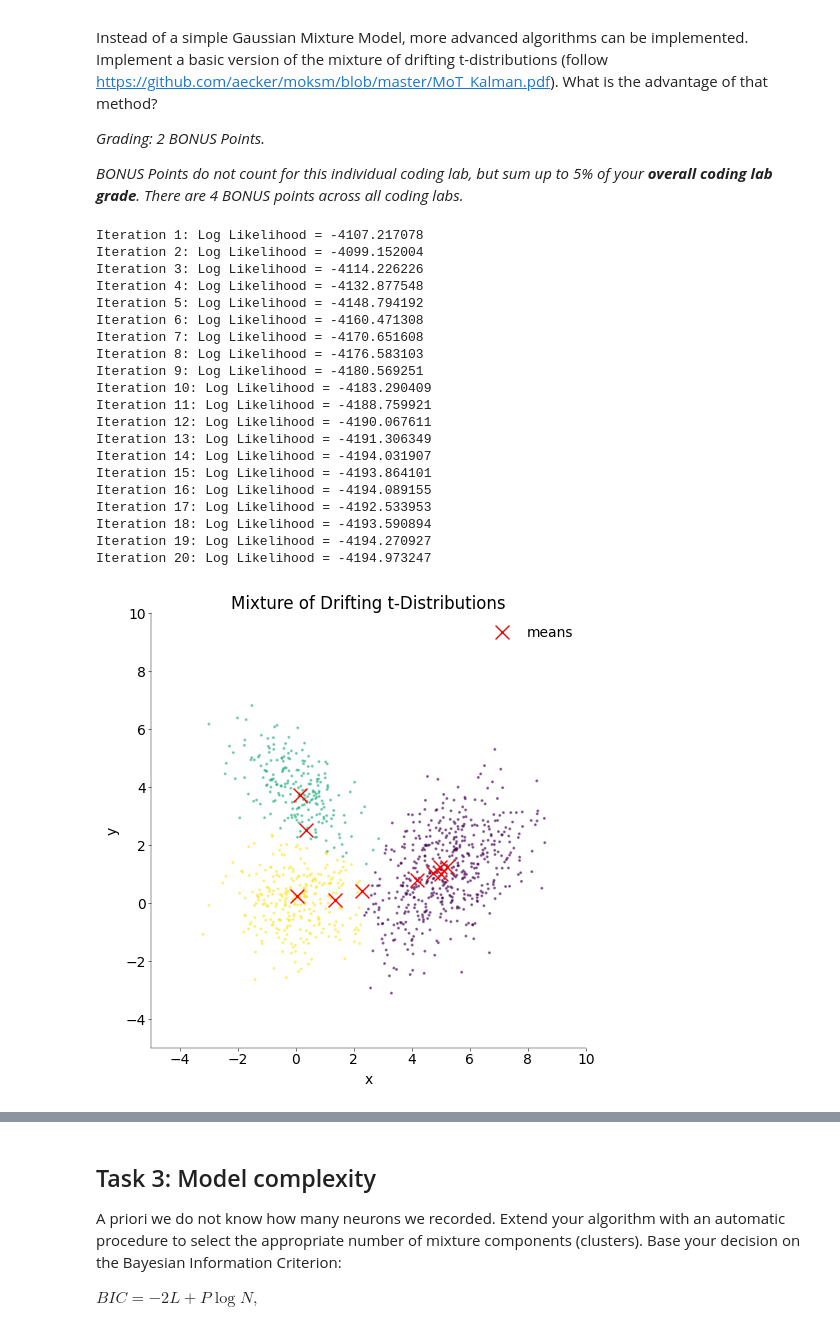
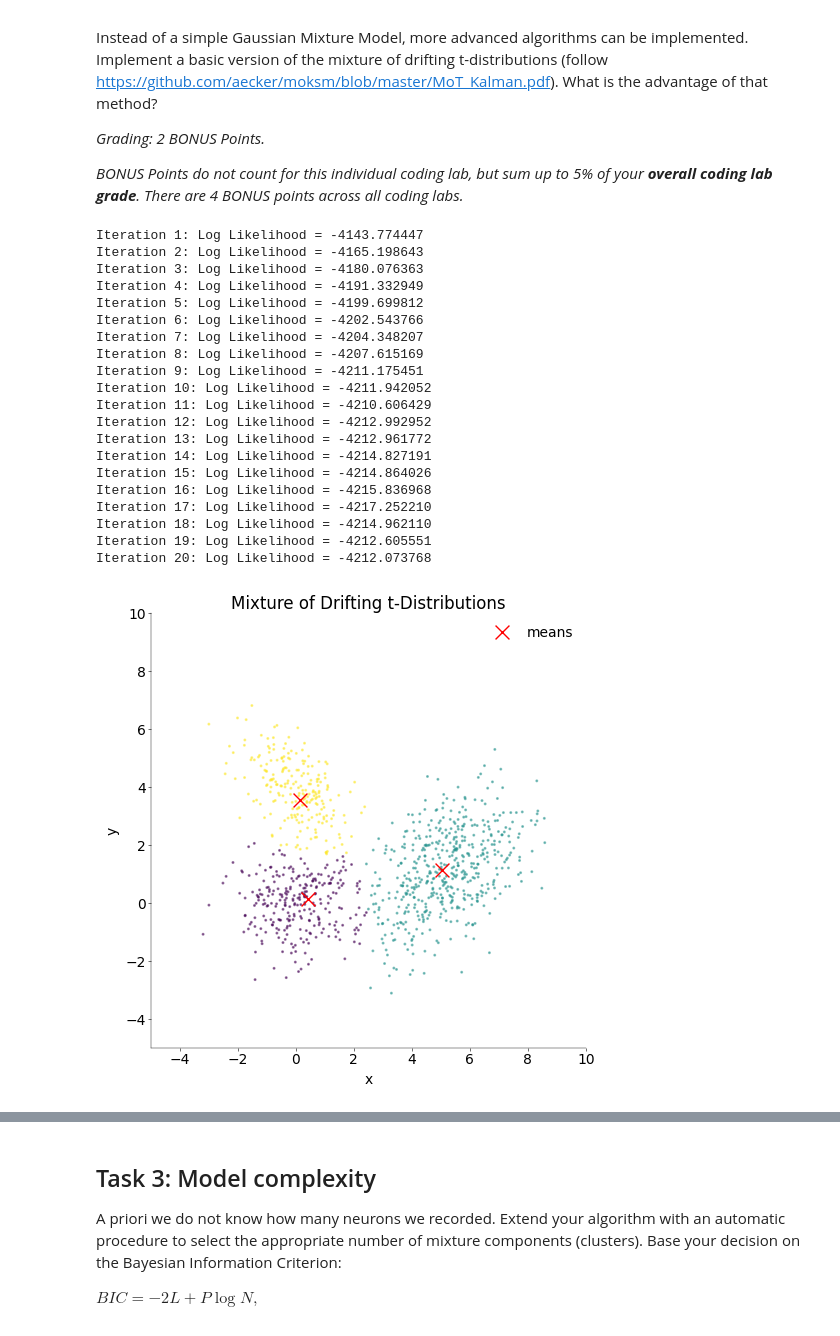
Before and after one commit to SaschaLeander/NeuralDataScience, a Jupyter notebook: notebooks/CodingLab2.ipynb, the cells around one changed output, grey strips where cells are left out. Cells and saved outputs as stored; diff of their text form; code cells hidden in the pictures.

```diff
--- a/notebooks/CodingLab2.ipynb
+++ b/notebooks/CodingLab2.ipynb
@@ -489,50 +496,50 @@ def fit_mot(
     return cluster_ids, m, S, p
 # %%
 labels, means, covs, weights = fit_mot(
-    x, n_clusters=10, n_iters=20, df=4, drift_scale=0.05, init="kmeans"
+    x, n_clusters=3, n_iters=20, df=4, drift_scale=0.05, init="kmeans"
 )
 
 # Plot the results
 fig, ax = plt.subplots(figsize=(5, 5), layout="constrained")
 ax.set_title("Mixture of Drifting t-Distributions")
 ax.set_xlabel("x")
 ax.set_ylabel("y")
 ax.set_xlim(-5, 10)
 ax.set_ylim(-5, 10)
 ax.set_aspect("equal")
 ax.scatter(x[:, 0], x[:, 1], c=labels, s=5, cmap="viridis", alpha=0.5)
 ax.scatter(
     means[:, 0],
     means[:, 1],
     c="red",
     s=100,
     marker="x",
     label="means",
 )
 ax.legend()
 plt.show()
 # %% [output]
-Iteration 1: Log Likelihood = -4107.217078
-Iteration 2: Log Likelihood = -4099.152004
-Iteration 3: Log Likelihood = -4114.226226
-Iteration 4: Log Likelihood = -4132.877548
-Iteration 5: Log Likelihood = -4148.794192
-Iteration 6: Log Likelihood = -4160.471308
-Iteration 7: Log Likelihood = -4170.651608
-Iteration 8: Log Likelihood = -4176.583103
-Iteration 9: Log Likelihood = -4180.569251
-Iteration 10: Log Likelihood = -4183.290409
-Iteration 11: Log Likelihood = -4188.759921
-Iteration 12: Log Likelihood = -4190.067611
-Iteration 13: Log Likelihood = -4191.306349
-Iteration 14: Log Likelihood = -4194.031907
-Iteration 15: Log Likelihood = -4193.864101
-Iteration 16: Log Likelihood = -4194.089155
-Iteration 17: Log Likelihood = -4192.533953
-Iteration 18: Log Likelihood = -4193.590894
-Iteration 19: Log Likelihood = -4194.270927
-Iteration 20: Log Likelihood = -4194.973247
+Iteration 1: Log Likelihood = -4143.774447
+Iteration 2: Log Likelihood = -4165.198643
+Iteration 3: Log Likelihood = -4180.076363
+Iteration 4: Log Likelihood = -4191.332949
+Iteration 5: Log Likelihood = -4199.699812
+Iteration 6: Log Likelihood = -4202.543766
+Iteration 7: Log Likelihood = -4204.348207
+Iteration 8: Log Likelihood = -4207.615169
+Iteration 9: Log Likelihood = -4211.175451
+Iteration 10: Log Likelihood = -4211.942052
+Iteration 11: Log Likelihood = -4210.606429
+Iteration 12: Log Likelihood = -4212.992952
+Iteration 13: Log Likelihood = -4212.961772
+Iteration 14: Log Likelihood = -4214.827191
+Iteration 15: Log Likelihood = -4214.864026
+Iteration 16: Log Likelihood = -4215.836968
+Iteration 17: Log Likelihood = -4217.252210
+Iteration 18: Log Likelihood = -4214.962110
+Iteration 19: Log Likelihood = -4212.605551
+Iteration 20: Log Likelihood = -4212.073768
-[figure, old version]
+[figure, new version]
 # %% [markdown]
 1) What is the advantage of the drifting t-distribution?
 
```
Also changed, not shown: parts of 4 cells of this notebook.
